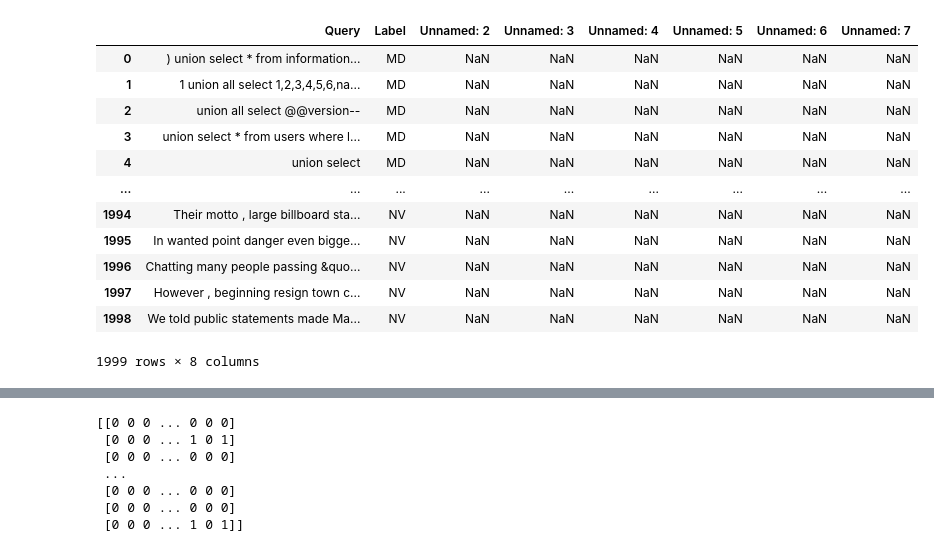
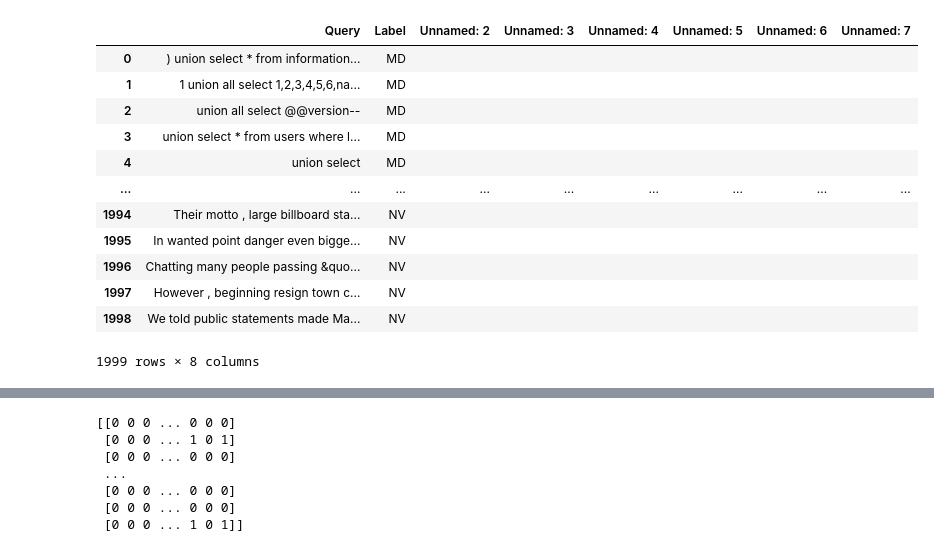
Before and after one commit to muchiking/IDS, a Jupyter notebook: IDS.ipynb, the cells around one changed output, grey strips where cells are left out. Drawn from its saved outputs; the diff is of its cells as text; code cells hidden in the pictures.

```diff
--- a/IDS.ipynb
+++ b/IDS.ipynb
@@ -3,20 +3,21 @@ import pandas as pd
 import numpy as np
 # %%
 df= pd.read_excel(r'sqli.xlsx', engine='openpyxl')
+df = df.fillna('')
 df
 # %% [output]
 |  | Query | Label | Unnamed: 2 | Unnamed: 3 | Unnamed: 4 | Unnamed: 5 | Unnamed: 6 | Unnamed: 7 |
-| 0 | ) union select * from information... | MD | NaN | NaN | NaN | NaN | NaN | NaN |
-| 1 | 1 union all select 1,2,3,4,5,6,na... | MD | NaN | NaN | NaN | NaN | NaN | NaN |
-| 2 | union all select @@version-- | MD | NaN | NaN | NaN | NaN | NaN | NaN |
-| 3 | union select * from users where l... | MD | NaN | NaN | NaN | NaN | NaN | NaN |
-| 4 | union select | MD | NaN | NaN | NaN | NaN | NaN | NaN |
+| 0 | ) union select * from information... | MD |  |  |  |  |  |  |
+| 1 | 1 union all select 1,2,3,4,5,6,na... | MD |  |  |  |  |  |  |
+| 2 | union all select @@version-- | MD |  |  |  |  |  |  |
+| 3 | union select * from users where l... | MD |  |  |  |  |  |  |
+| 4 | union select | MD |  |  |  |  |  |  |
 | ... | ... | ... | ... | ... | ... | ... | ... | ... |
-| 1994 | Their motto , large billboard sta... | NV | NaN | NaN | NaN | NaN | NaN | NaN |
-| 1995 | In wanted point danger even bigge... | NV | NaN | NaN | NaN | NaN | NaN | NaN |
-| 1996 | Chatting many people passing &quo... | NV | NaN | NaN | NaN | NaN | NaN | NaN |
-| 1997 | However , beginning resign town c... | NV | NaN | NaN | NaN | NaN | NaN | NaN |
-| 1998 | We told public statements made Ma... | NV | NaN | NaN | NaN | NaN | NaN | NaN |
+| 1994 | Their motto , large billboard sta... | NV |  |  |  |  |  |  |
+| 1995 | In wanted point danger even bigge... | NV |  |  |  |  |  |  |
+| 1996 | Chatting many people passing &quo... | NV |  |  |  |  |  |  |
+| 1997 | However , beginning resign town c... | NV |  |  |  |  |  |  |
+| 1998 | We told public statements made Ma... | NV |  |  |  |  |  |  |
 1999 rows × 8 columns
 # %%
  from sklearn.feature_extraction.text import CountVectorizer
```
Also changed, not shown: parts of 10 cells of this notebook.
